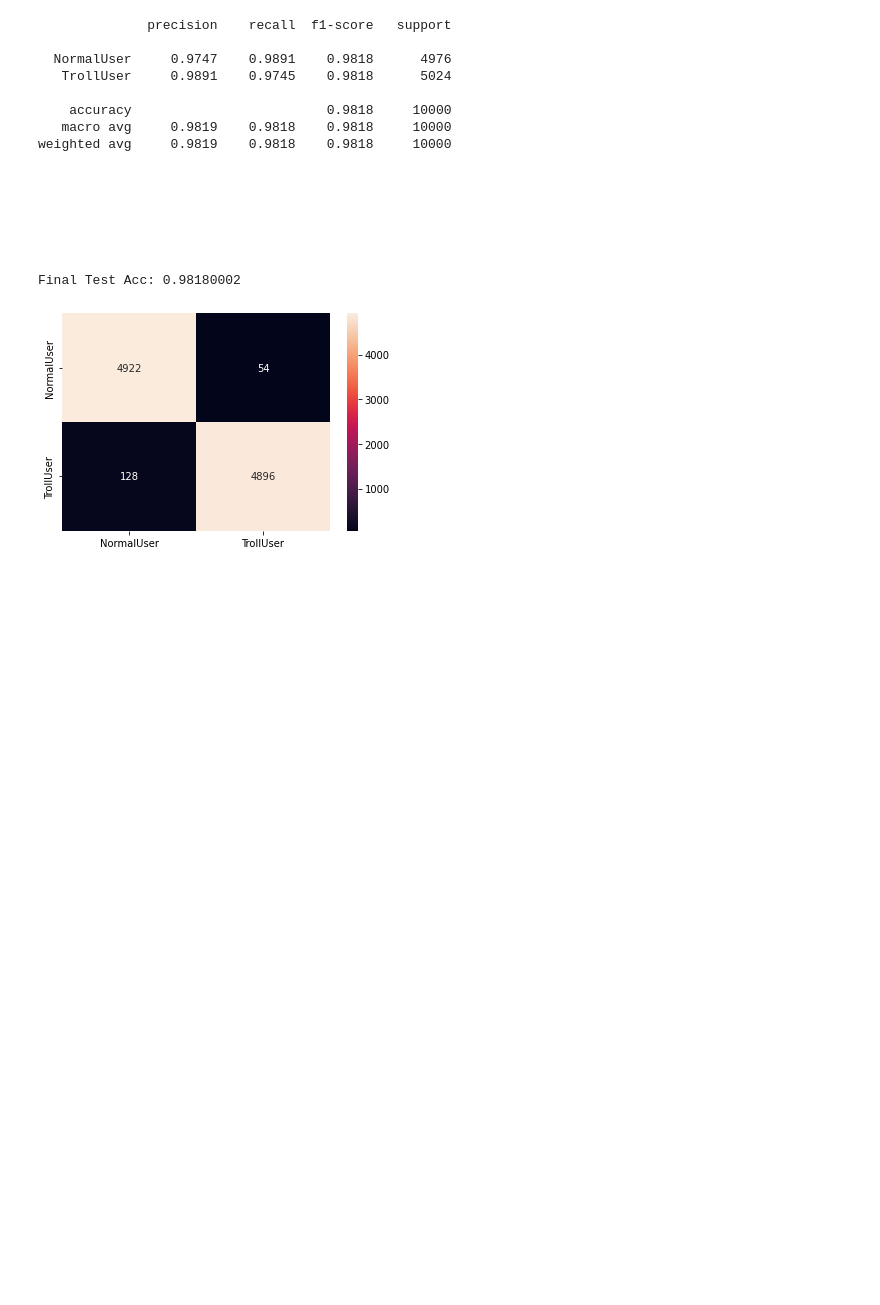
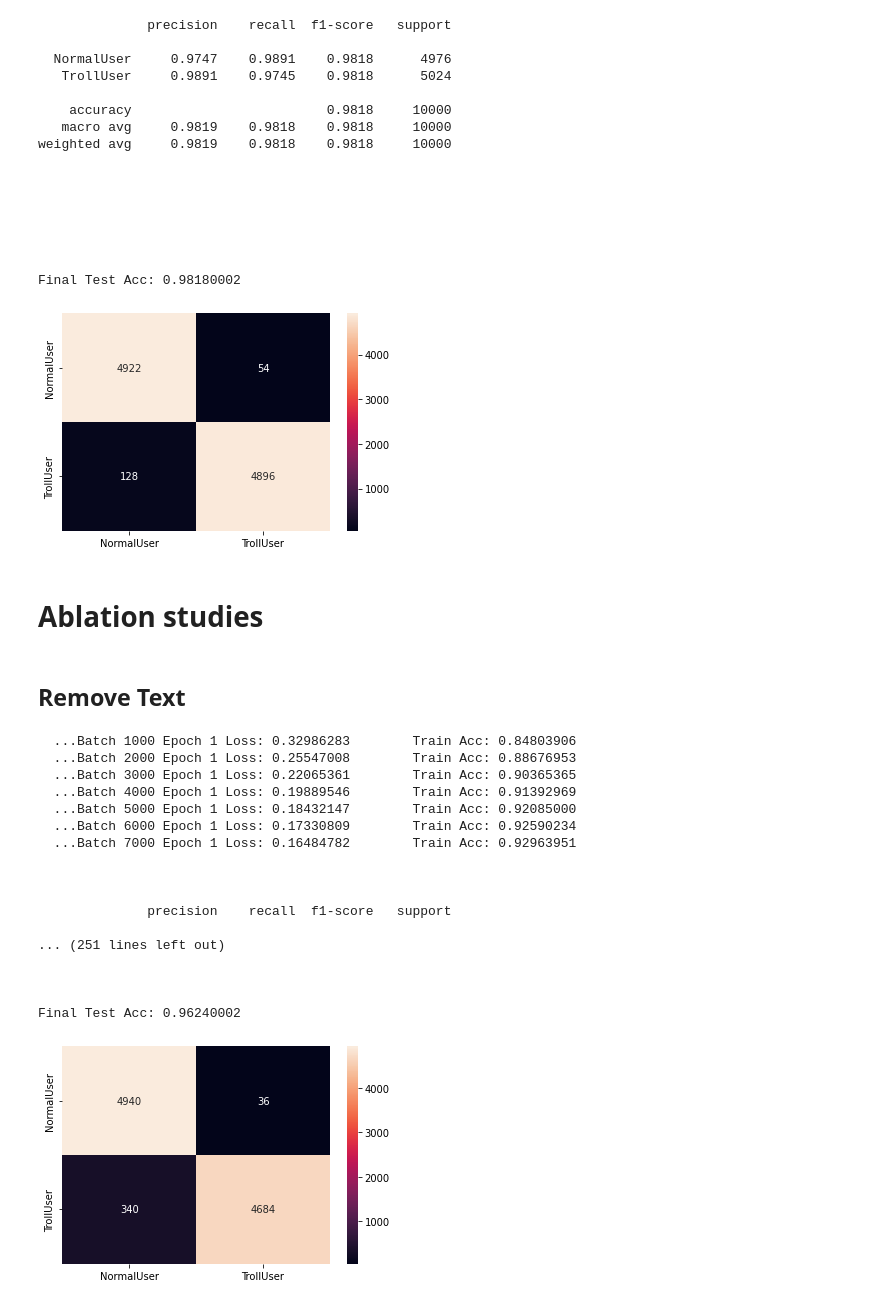
Before and after one commit to barrelchester/nlp.final-project.twitter-troll-classifier, a Jupyter notebook: dev/modelling_custom-models-exploration.ipynb, the cells around one changed output. Drawn from its saved outputs; the diff is of its cells as text; code cells hidden in the pictures; blank space fills up the shorter version.

Commit message:
ablation studies

```diff
--- a/dev/modelling_custom-models-exploration.ipynb
+++ b/dev/modelling_custom-models-exploration.ipynb
@@ -947,10 +553,64 @@ def test(x_text_test, x_pos_test, x_ent_test, x_hashtag_test, x_feats_test, y_te
-# %%
-batch_size = 128
-epochs = 100
-class_labels = ['NormalUser', 'TrollUser']
-lin_model, losses = train_model(x_text, x_pos, x_ent, x_hashtag, x_feats, y_bin, class_labels, lin_model,
-                optimizer, scheduler, criterion, batch_size, epochs, device)
-#0.9113
+# %% [markdown]
+# Ablation studies
+# %%
+def run_ablation_study(ablation_fields, word_model, x_text, x_pos, x_ent, x_hashtag, x_feats, y_bin,
+                       init_with_word_vecs=True):
+    model_name = 'lin_model_bin_ablation-%s.pt' % ','.join(ablation_fields)
+
+    lin_model_ablation = LinearClassifier(hid1_size=512, hid2_size=128, out_size=2,
+                                 text_vocab_size=len(word2idx), text_emb_dim=word_vec_dim,
+                                 pos_vocab_size=len(pos2idx), pos_emb_dim=8,
+                                 ent_vocab_size=len(ent2idx), ent_emb_dim=8,
+                                 hashtag_vocab_size=len(hashtag2idx), hashtag_emb_dim=64,
+                                 in_feat_dim=len(feat_fields), out_feat_dim=len(feat_fields),
+                                ablation_fields=ablation_fields)
+
+    if not 'text' in ablation_fields and init_with_word_vecs:
+        #copy pretrained word weights
+        lin_model_ablation.text_embedder.weight.data.copy_(torch.FloatTensor(word_model.wv.vectors))
+
+    lr = 1e-3
+    device = torch.device("cuda:0" if torch.cuda.is_available() else "cpu")
+
+    lin_model_ablation.to(device)
+    lin_model_ablation.train()
+
+    optimizer = optim.Adam(lin_model_ablation.parameters(), lr=lr)
+    scheduler = ReduceLROnPlateau(optimizer, 'min', patience=4)
+
+    batch_size = 128
+    epochs = 3
+    class_labels = ['NormalUser', 'TrollUser']
+    lin_model_ablation, losses = train_model(x_text, x_pos, x_ent, x_hashtag, x_feats, y_bin,
+                                             class_labels, lin_model_ablation, optimizer, scheduler,
+                                             batch_size, epochs, device, model_name=model_name)
+
+    return model_name, lin_model_ablation, losses
+# %% [markdown]
+## Remove Text
+# %%
+model_name, lin_model_ablation, losses = run_ablation_study(
+    ['text'], w2v_token_128_model, x_text, x_pos, x_ent, x_hashtag, x_feats, y_bin)
+#0.9624!!!
+# %% [output]
+  ...Batch 1000 Epoch 1 Loss: 0.32986283        Train Acc: 0.84803906
+  ...Batch 2000 Epoch 1 Loss: 0.25547008        Train Acc: 0.88676953
+  ...Batch 3000 Epoch 1 Loss: 0.22065361        Train Acc: 0.90365365
+  ...Batch 4000 Epoch 1 Loss: 0.19889546        Train Acc: 0.91392969
+  ...Batch 5000 Epoch 1 Loss: 0.18432147        Train Acc: 0.92085000
+  ...Batch 6000 Epoch 1 Loss: 0.17330809        Train Acc: 0.92590234
+  ...Batch 7000 Epoch 1 Loss: 0.16484782        Train Acc: 0.92963951
+
+
+
+              precision    recall  f1-score   support
+
+... (251 lines left out)
+
+
+
+Final Test Acc: 0.96240002
+[figure, added]
 # %%
 plt.plot(losses)
 plt.show()
```
Also changed, not shown: parts of 83 cells of this notebook, 1 other file.
